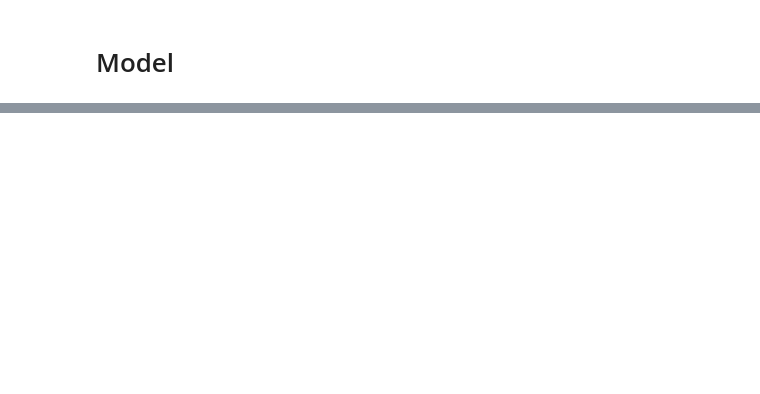
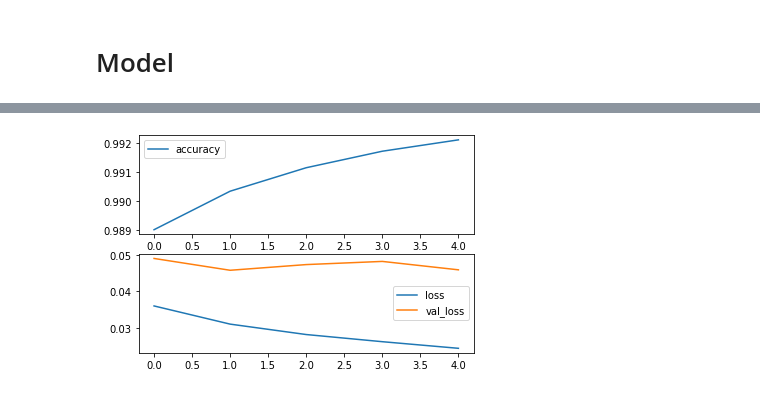
Before and after one commit to ArnoBen/ECG-Heartbeat-Categorization, a Jupyter notebook: ecg_classification.ipynb, the cells around one changed output, grey strips where cells are left out. Saved outputs shown, nothing was run; the diff lists cells and outputs as text; code cells hidden in the pictures; blank space fills up the shorter version.

Commit message:
Model trains correctly, need to display measures.

```diff
--- a/ecg_classification.ipynb
+++ b/ecg_classification.ipynb
@@ -83,10 +87,14 @@ A51 = Add()([M41, C52])
 R51 = Activation(activation='relu')(A51)
 M51 = MaxPool1D(pool_size=5, strides=2)(R51)
 
-D1 = Dense(32)(M51)
+F1 = Flatten()(M51)
+D1 = Dense(32)(F1)
 R1 = Activation(activation='relu')(D1)
 D2 = Dense(32)(R1)
+D3 = Dense(5)(D2)
 
-O = Activation(activation='softmax')(D2)
+O = Activation(activation='softmax')(D3)
 
 model = Model(inputs=I, outputs=O)
+
+model.summary()
@@ -92,0 +121,11 @@ model = Model(inputs=I, outputs=O)
+# %%
+lr_schedule = tf.keras.optimizers.schedules.ExponentialDecay(0.001, decay_steps=10000, decay_rate=0.75)
+adam = Adam(learning_rate=lr_schedule, beta_1=0.9, beta_2=0.999, amsgrad=False)
+# %%
+model.compile(optimizer=adam, loss='sparse_categorical_crossentropy', metrics=['accuracy'])
+# %%
+history = model.fit(np.expand_dims(X_train, axis=2),
+                    y_train,
+                    validation_split=0.15,
+                    epochs = 5,
+                    batch_size = 256)
@@ -92,0 +144,11 @@ model = Model(inputs=I, outputs=O)
+# %%
+plt.subplot(211)
+plt.plot(history.history['acc'])
+plt.legend(["accuracy"])
+plt.subplot(212)
+plt.plot(history.history['loss'])
+plt.plot(history.history['val_loss'], label = "val_loss")
+plt.legend(["loss", "val_loss"])
+plt.show()
+# %% [output]
+[figure, added]
```
Also changed, not shown: parts of 11 cells of this notebook.
